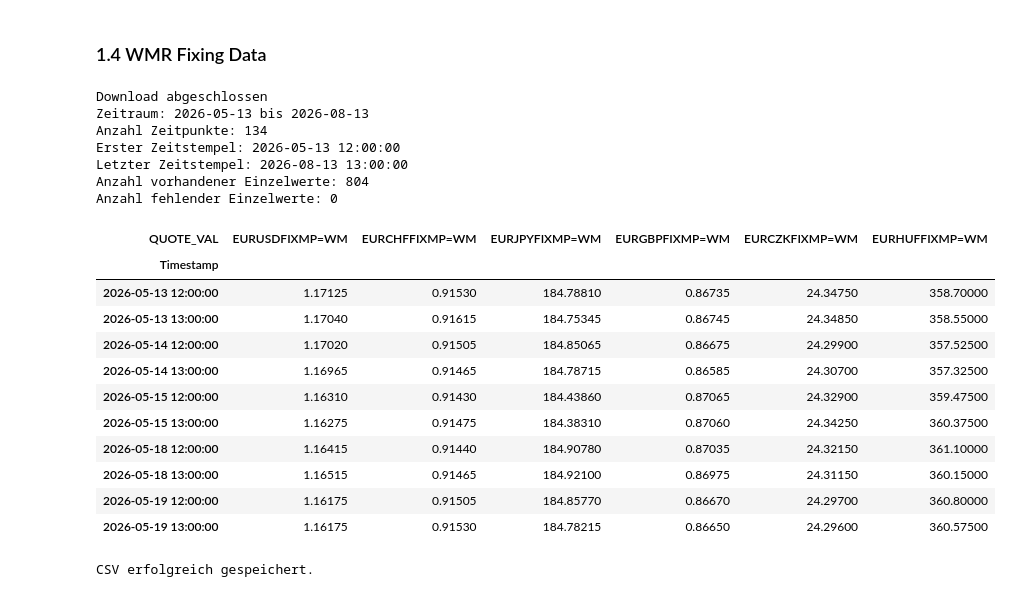
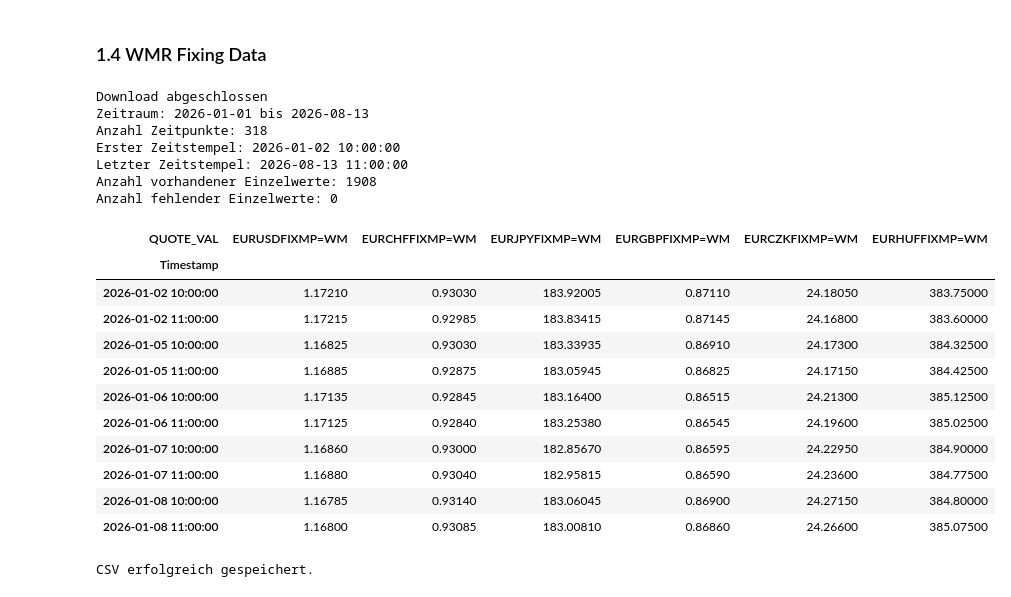
Before and after one commit to hrtwhl/WMR-Fixing, a Jupyter notebook: analysis.ipynb, the cells around one changed output. Saved outputs shown, nothing was run; the diff lists cells and outputs as text; code cells hidden in the pictures.

```diff
--- a/analysis.ipynb
+++ b/analysis.ipynb
@@ -198,7 +198,7 @@ fix_pairs = [
     "EURHUFFIXMP=WM"
 ]
 
-start_date = "2026-05-13"
+start_date = "2026-01-01"
 end_date = "2026-08-13"
 
 
@@ -229,7 +229,7 @@ if df_fix is not None and not df_fix.empty:
 
     # Nur 12:00- und 13:00-Fixings behalten
     df_fix = df_fix[
-        df_fix.index.hour.isin([12, 13])
+        df_fix.index.hour.isin([10, 11])
     ]
 
     # Wochenenden entfernen
@@ -242,48 +242,48 @@ if df_fix is not None and not df_fix.empty:
         ~df_fix.index.duplicated(keep="last")
     ]
 
     # Chronologisch sortieren
     df_fix = df_fix.sort_index()
 
 else:
     df_fix = pd.DataFrame()
 
 
 # ---------------------------------------------------------
 # Ergebnis prüfen
 # ---------------------------------------------------------
 
 print("Download abgeschlossen")
 print(f"Zeitraum: {start_date} bis {end_date}")
 print(f"Anzahl Zeitpunkte: {len(df_fix)}")
 
 if not df_fix.empty:
     print(f"Erster Zeitstempel: {df_fix.index.min()}")
     print(f"Letzter Zeitstempel: {df_fix.index.max()}")
     print(f"Anzahl vorhandener Einzelwerte: {df_fix.notna().sum().sum()}")
     print(f"Anzahl fehlender Einzelwerte: {df_fix.isna().sum().sum()}")
 
 display(df_fix.head(10))
 # %% [output]
 Download abgeschlossen
-Zeitraum: 2026-05-13 bis 2026-08-13
-Anzahl Zeitpunkte: 134
-Erster Zeitstempel: 2026-05-13 12:00:00
-Letzter Zeitstempel: 2026-08-13 13:00:00
-Anzahl vorhandener Einzelwerte: 804
+Zeitraum: 2026-01-01 bis 2026-08-13
+Anzahl Zeitpunkte: 318
+Erster Zeitstempel: 2026-01-02 10:00:00
+Letzter Zeitstempel: 2026-08-13 11:00:00
+Anzahl vorhandener Einzelwerte: 1908
 Anzahl fehlender Einzelwerte: 0
 | QUOTE_VAL | EURUSDFIXMP=WM | EURCHFFIXMP=WM | EURJPYFIXMP=WM | EURGBPFIXMP=WM | EURCZKFIXMP=WM | EURHUFFIXMP=WM |
 | Timestamp |  |  |  |  |  |  |
-| 2026-05-13 12:00:00 | 1.17125 | 0.91530 | 184.78810 | 0.86735 | 24.34750 | 358.70000 |
-| 2026-05-13 13:00:00 | 1.17040 | 0.91615 | 184.75345 | 0.86745 | 24.34850 | 358.55000 |
-| 2026-05-14 12:00:00 | 1.17020 | 0.91505 | 184.85065 | 0.86675 | 24.29900 | 357.52500 |
-| 2026-05-14 13:00:00 | 1.16965 | 0.91465 | 184.78715 | 0.86585 | 24.30700 | 357.32500 |
-| 2026-05-15 12:00:00 | 1.16310 | 0.91430 | 184.43860 | 0.87065 | 24.32900 | 359.47500 |
-| 2026-05-15 13:00:00 | 1.16275 | 0.91475 | 184.38310 | 0.87060 | 24.34250 | 360.37500 |
-| 2026-05-18 12:00:00 | 1.16415 | 0.91440 | 184.90780 | 0.87035 | 24.32150 | 361.10000 |
-| 2026-05-18 13:00:00 | 1.16515 | 0.91465 | 184.92100 | 0.86975 | 24.31150 | 360.15000 |
-| 2026-05-19 12:00:00 | 1.16175 | 0.91505 | 184.85770 | 0.86670 | 24.29700 | 360.80000 |
-| 2026-05-19 13:00:00 | 1.16175 | 0.91530 | 184.78215 | 0.86650 | 24.29600 | 360.57500 |
+| 2026-01-02 10:00:00 | 1.17210 | 0.93030 | 183.92005 | 0.87110 | 24.18050 | 383.75000 |
+| 2026-01-02 11:00:00 | 1.17215 | 0.92985 | 183.83415 | 0.87145 | 24.16800 | 383.60000 |
+| 2026-01-05 10:00:00 | 1.16825 | 0.93030 | 183.33935 | 0.86910 | 24.17300 | 384.32500 |
+| 2026-01-05 11:00:00 | 1.16885 | 0.92875 | 183.05945 | 0.86825 | 24.17150 | 384.42500 |
+| 2026-01-06 10:00:00 | 1.17135 | 0.92845 | 183.16400 | 0.86515 | 24.21300 | 385.12500 |
+| 2026-01-06 11:00:00 | 1.17125 | 0.92840 | 183.25380 | 0.86545 | 24.19600 | 385.02500 |
+| 2026-01-07 10:00:00 | 1.16860 | 0.93000 | 182.85670 | 0.86595 | 24.22950 | 384.90000 |
+| 2026-01-07 11:00:00 | 1.16880 | 0.93040 | 182.95815 | 0.86590 | 24.23600 | 384.77500 |
+| 2026-01-08 10:00:00 | 1.16785 | 0.93140 | 183.06045 | 0.86900 | 24.27150 | 384.80000 |
+| 2026-01-08 11:00:00 | 1.16800 | 0.93085 | 183.00810 | 0.86860 | 24.26600 | 385.07500 |
 # %%
 df_fix.to_csv(
     "wmr_fixings_12_13.csv",
```
Also changed, not shown: parts of 30 cells of this notebook, 18 other files.
